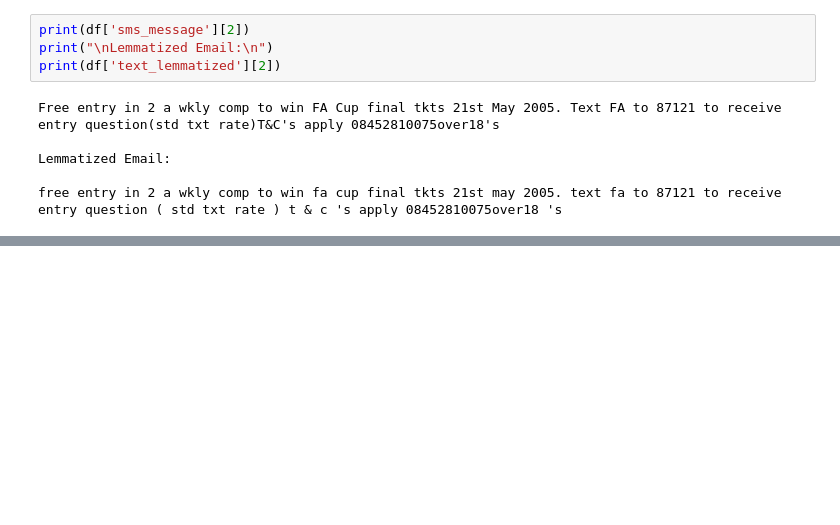
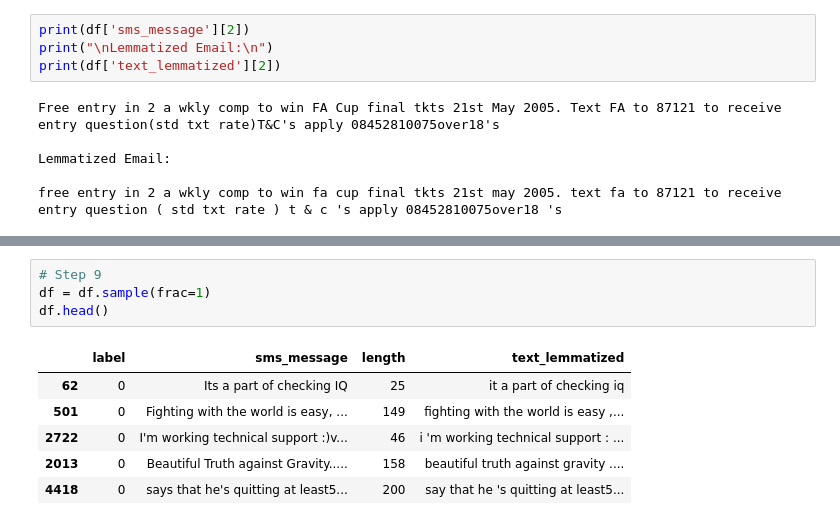
Before and after one commit to syeap2/CSCE478_ml, a Jupyter notebook: Assignment 3.ipynb, the cells around one changed output, grey strips where cells are left out. Drawn from its saved outputs; the diff is of its cells as text; blank space fills up the shorter version.

```diff
--- a/Assignment 3.ipynb
+++ b/Assignment 3.ipynb
@@ -153,0 +334,11 @@ plt.show()
+# %%
+# Step 9
+df = df.sample(frac=1)
+df.head()
+# %% [output]
+|  | label | sms_message | length | text_lemmatized |
+| 62 | 0 | Its a part of checking IQ | 25 | it a part of checking iq |
+| 501 | 0 | Fighting with the world is easy, ... | 149 | fighting with the world is easy ,... |
+| 2722 | 0 | I'm working technical support :)v... | 46 | i 'm working technical support : ... |
+| 2013 | 0 | Beautiful Truth against Gravity..... | 158 | beautiful truth against gravity .... |
+| 4418 | 0 | says that he's quitting at least5... | 200 | say that he 's quitting at least5... |
```
Also changed, not shown: parts of 16 cells of this notebook.
